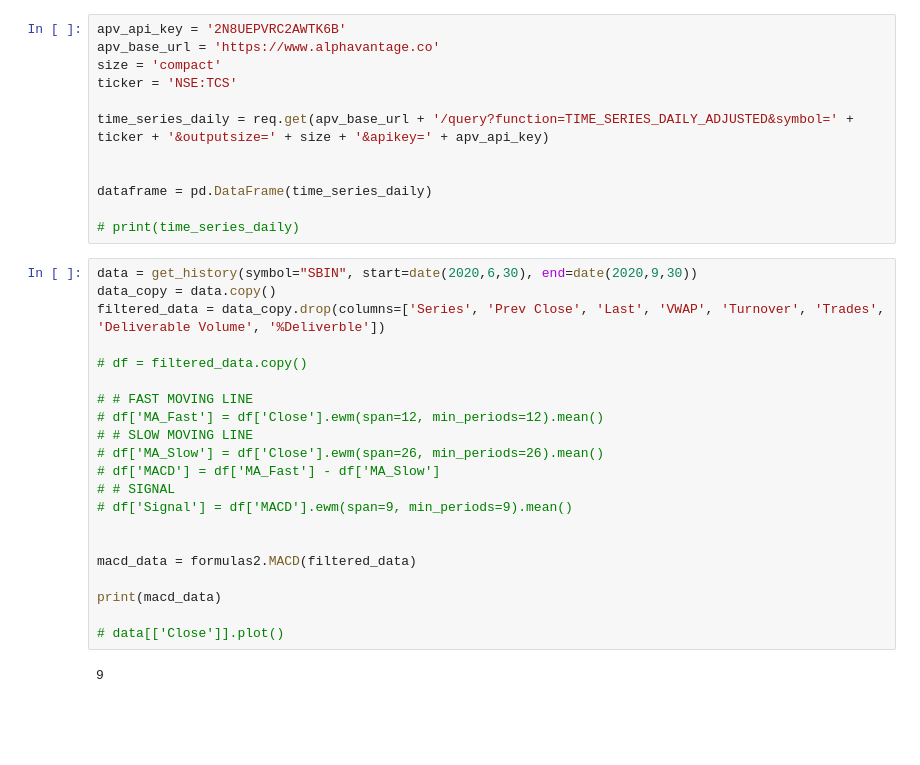
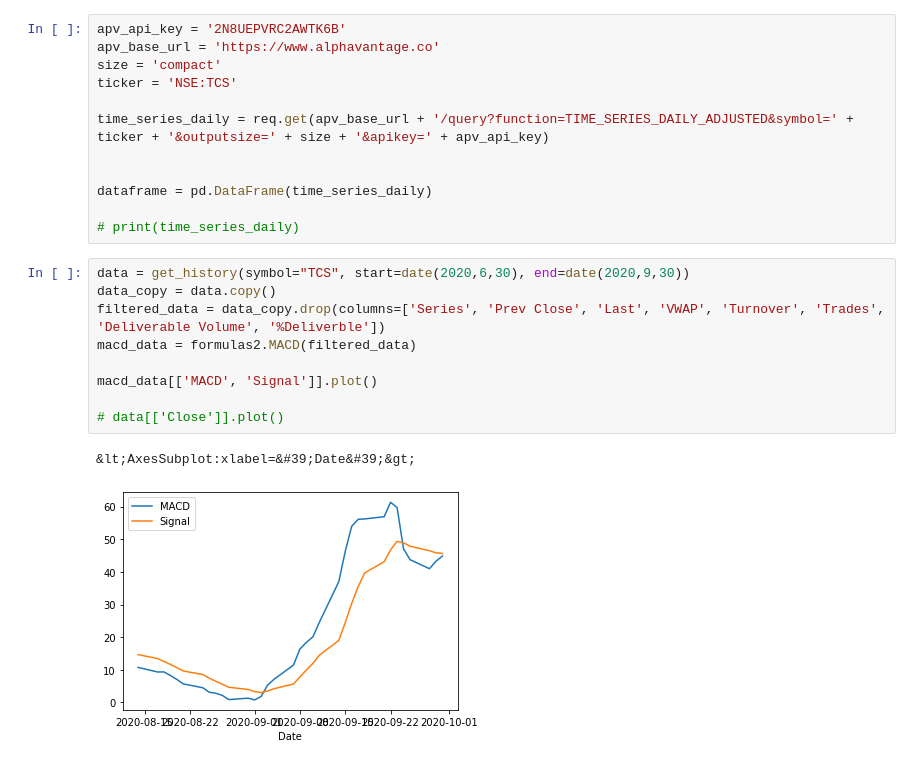
Before and after one commit to chrisd666/algo-trade, a Jupyter notebook: src/trade2.ipynb, the cells around one changed output. Drawn from its saved outputs; the diff is of its cells as text; blank space fills up the shorter version.

```diff
--- a/src/trade2.ipynb
+++ b/src/trade2.ipynb
@@ -17,25 +17,14 @@ dataframe = pd.DataFrame(time_series_daily)
 
 # print(time_series_daily)
 # %%
-data = get_history(symbol="SBIN", start=date(2020,6,30), end=date(2020,9,30))
+data = get_history(symbol="TCS", start=date(2020,6,30), end=date(2020,9,30))
 data_copy = data.copy()
 filtered_data = data_copy.drop(columns=['Series', 'Prev Close', 'Last', 'VWAP', 'Turnover', 'Trades', 'Deliverable Volume', '%Deliverble'])
-
-# df = filtered_data.copy()
-
-# # FAST MOVING LINE
-# df['MA_Fast'] = df['Close'].ewm(span=12, min_periods=12).mean()
-# # SLOW MOVING LINE
-# df['MA_Slow'] = df['Close'].ewm(span=26, min_periods=26).mean()
-# df['MACD'] = df['MA_Fast'] - df['MA_Slow']
-# # SIGNAL
-# df['Signal'] = df['MACD'].ewm(span=9, min_periods=9).mean()
-
-
 macd_data = formulas2.MACD(filtered_data)
 
-print(macd_data)
+macd_data[['MACD', 'Signal']].plot()
 
 # data[['Close']].plot()
 # %% [output]
-9
+&lt;AxesSubplot:xlabel=&#39;Date&#39;&gt;
+[figure, added]
```
Also changed, not shown: parts of 1 cell of this notebook, 1 other file.
